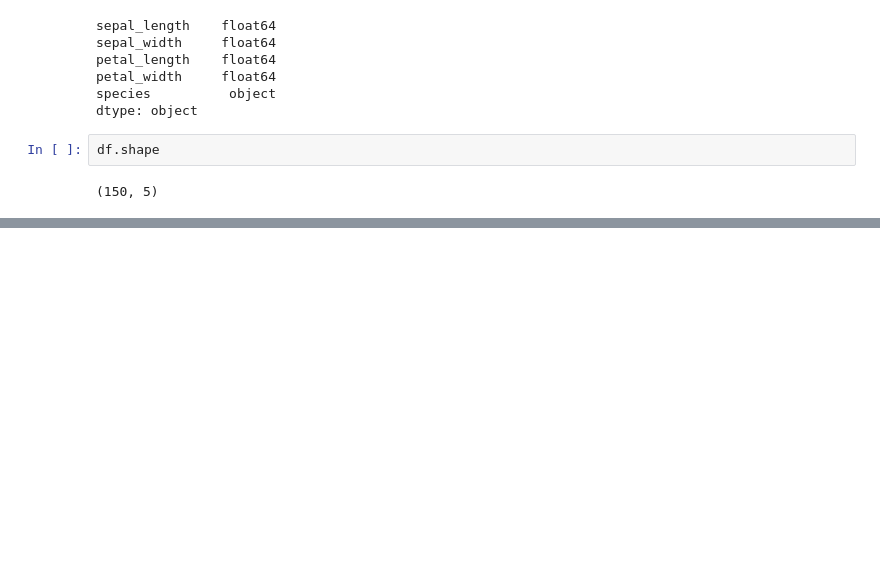
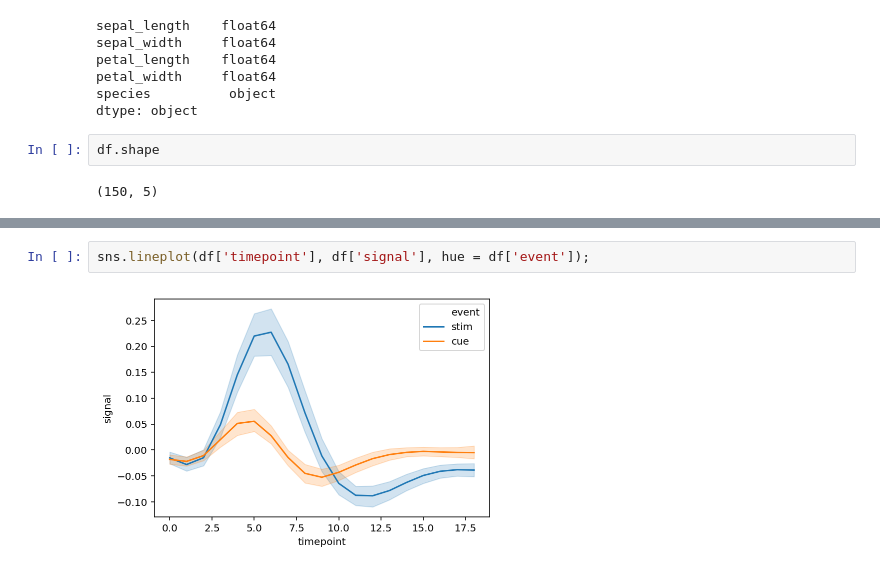
Before and after one commit to bevirgen/Data-Science---Artificial-Intelligence, a Jupyter notebook: 1. Python/2. Dr. M. Vahit Keskin/4. Eda and Visualize Basics/eda.ipynb, the cells around one changed output, grey strips where cells are left out. Cells and saved outputs as stored; diff of their text form; blank space fills up the shorter version.

```diff
--- a/1. Python/2. Dr. M. Vahit Keskin/4. Eda and Visualize Basics/eda.ipynb
+++ b/1. Python/2. Dr. M. Vahit Keskin/4. Eda and Visualize Basics/eda.ipynb
@@ -508,0 +666,4 @@ sns.pairplot(df, hue='species', kind='reg');
+# %%
+sns.lineplot(df['timepoint'], df['signal'], hue = df['event']);
+# %% [output]
+[figure, added]
```
Also changed, not shown: parts of 44 cells of this notebook.
